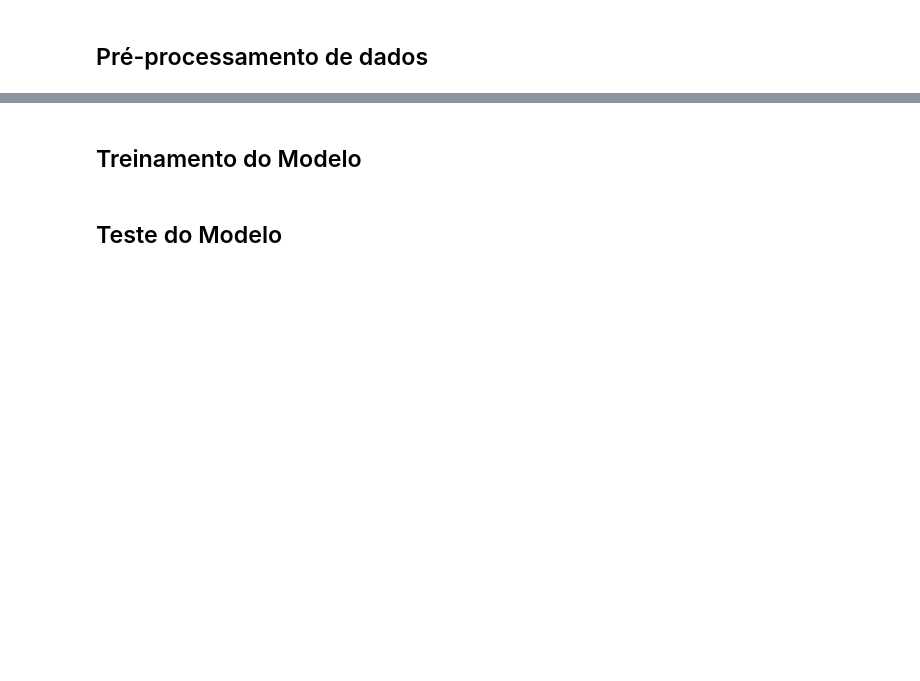
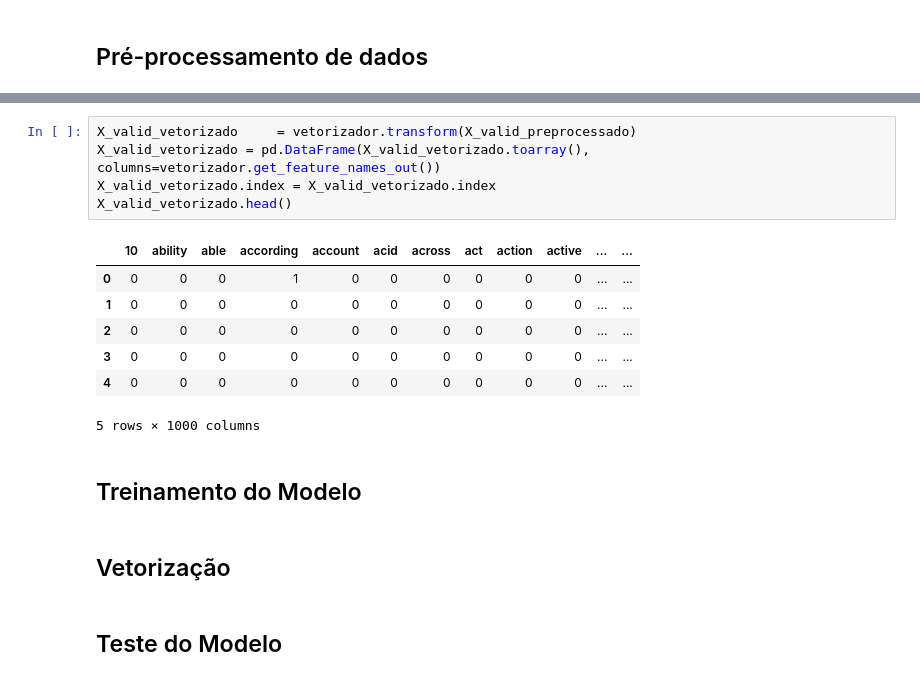
Before and after one commit to gomesluiz/commonlit-readability-predicting, a Jupyter notebook: make_model.ipynb, the cells around one changed output, grey strips where cells are left out. Saved outputs shown, nothing was run; the diff lists cells and outputs as text; blank space fills up the shorter version.

```diff
--- a/make_model.ipynb
+++ b/make_model.ipynb
@@ -34,5 +132,20 @@ import pandas as pd
+# %%
+X_valid_vetorizado     = vetorizador.transform(X_valid_preprocessado)
+X_valid_vetorizado = pd.DataFrame(X_valid_vetorizado.toarray(), columns=vetorizador.get_feature_names_out())
+X_valid_vetorizado.index = X_valid_vetorizado.index
+X_valid_vetorizado.head()
+# %% [output]
+|  | 10 | ability | able | according | account | acid | across | act | action | active | ... | ... |
+| 0 | 0 | 0 | 0 | 1 | 0 | 0 | 0 | 0 | 0 | 0 | ... | ... |
+| 1 | 0 | 0 | 0 | 0 | 0 | 0 | 0 | 0 | 0 | 0 | ... | ... |
+| 2 | 0 | 0 | 0 | 0 | 0 | 0 | 0 | 0 | 0 | 0 | ... | ... |
+| 3 | 0 | 0 | 0 | 0 | 0 | 0 | 0 | 0 | 0 | 0 | ... | ... |
+| 4 | 0 | 0 | 0 | 0 | 0 | 0 | 0 | 0 | 0 | 0 | ... | ... |
+5 rows × 1000 columns
 # %% [markdown]
 ## Treinamento do Modelo
+# %% [markdown]
+## Vetorização
 # %% [markdown]
 ## Teste do Modelo
 # %% [markdown]
```
Also changed, not shown: parts of 12 cells of this notebook.
